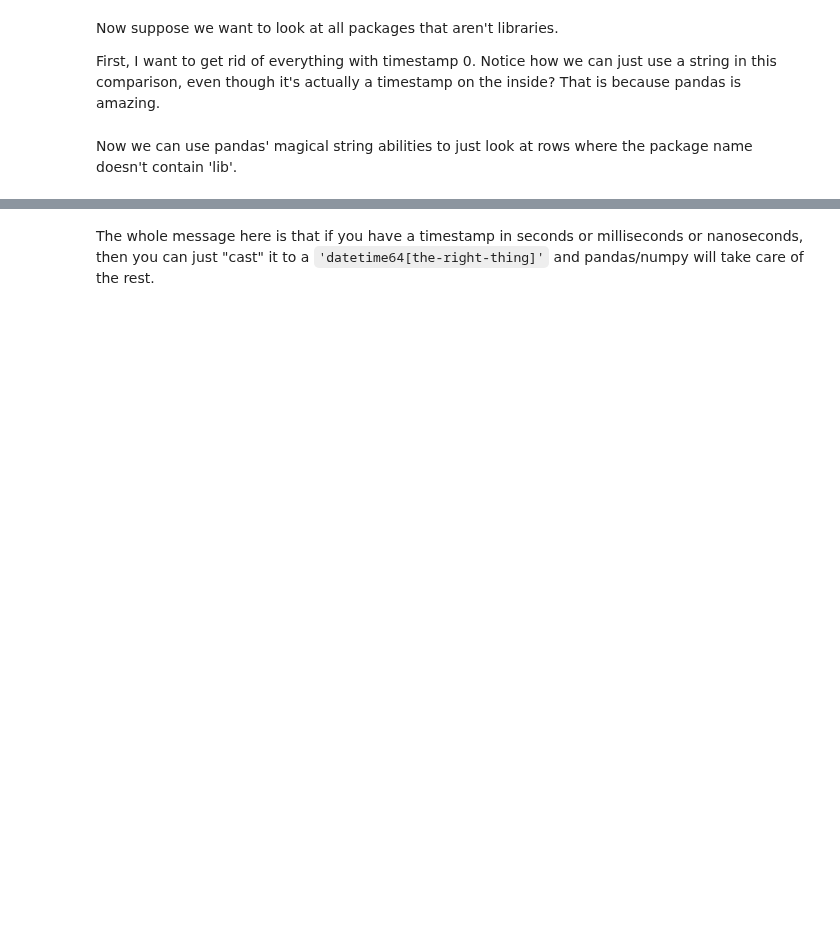
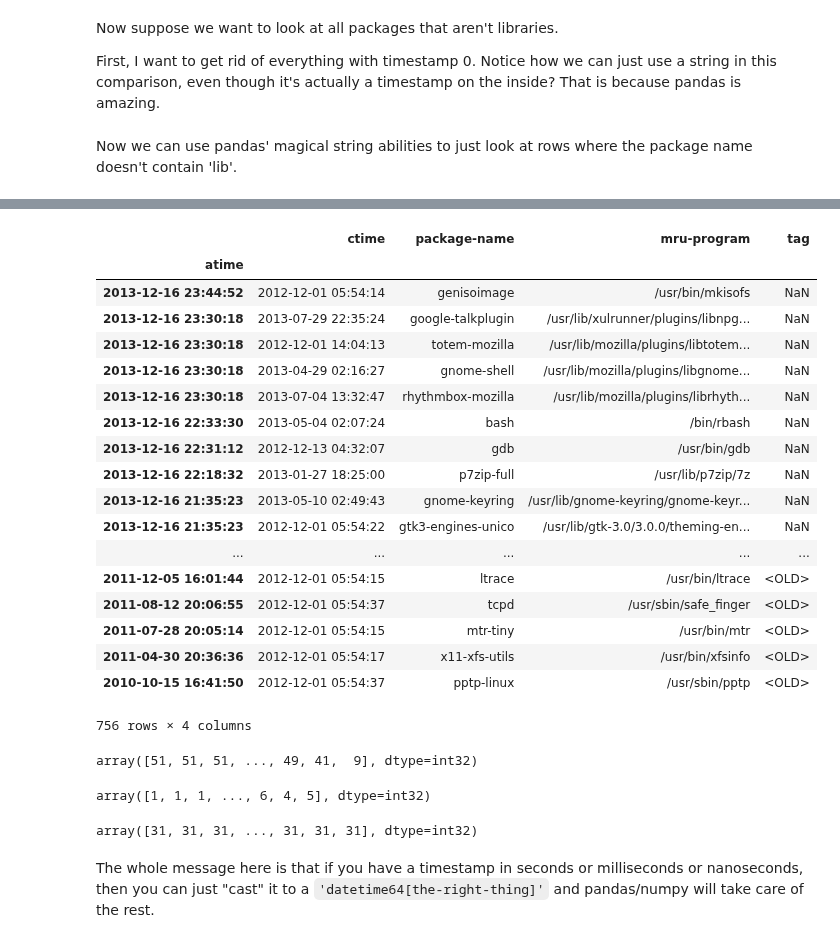
Before and after one commit to batermj/data_sciences_campaign, a Jupyter notebook: Python/Pandas/ds00100001_pandas_python_ex00000017.ipynb, the cells around one changed output, grey strips where cells are left out. Drawn from its saved outputs; the diff is of its cells as text; code cells hidden in the pictures; blank space fills up the shorter version.

```diff
--- a/Python/Pandas/ds00100001_pandas_python_ex00000017.ipynb
+++ b/Python/Pandas/ds00100001_pandas_python_ex00000017.ipynb
@@ -85,3 +131,37 @@ nonlibraries.sort_values(by='ctime', ascending=False)[:10]
+# %%
+nonlibraries[nonlibraries.index.hour>15]
+# %% [output]
+|  | ctime | package-name | mru-program | tag |
+| atime |  |  |  |  |
+| 2013-12-16 23:44:52 | 2012-12-01 05:54:14 | genisoimage | /usr/bin/mkisofs | NaN |
+| 2013-12-16 23:30:18 | 2013-07-29 22:35:24 | google-talkplugin | /usr/lib/xulrunner/plugins/libnpg... | NaN |
+| 2013-12-16 23:30:18 | 2012-12-01 14:04:13 | totem-mozilla | /usr/lib/mozilla/plugins/libtotem... | NaN |
+| 2013-12-16 23:30:18 | 2013-04-29 02:16:27 | gnome-shell | /usr/lib/mozilla/plugins/libgnome... | NaN |
+| 2013-12-16 23:30:18 | 2013-07-04 13:32:47 | rhythmbox-mozilla | /usr/lib/mozilla/plugins/librhyth... | NaN |
+| 2013-12-16 22:33:30 | 2013-05-04 02:07:24 | bash | /bin/rbash | NaN |
+| 2013-12-16 22:31:12 | 2012-12-13 04:32:07 | gdb | /usr/bin/gdb | NaN |
+| 2013-12-16 22:18:32 | 2013-01-27 18:25:00 | p7zip-full | /usr/lib/p7zip/7z | NaN |
+| 2013-12-16 21:35:23 | 2013-05-10 02:49:43 | gnome-keyring | /usr/lib/gnome-keyring/gnome-keyr... | NaN |
+| 2013-12-16 21:35:23 | 2012-12-01 05:54:22 | gtk3-engines-unico | /usr/lib/gtk-3.0/3.0.0/theming-en... | NaN |
+| ... | ... | ... | ... | ... |
+| 2011-12-05 16:01:44 | 2012-12-01 05:54:15 | ltrace | /usr/bin/ltrace | <OLD> |
+| 2011-08-12 20:06:55 | 2012-12-01 05:54:37 | tcpd | /usr/sbin/safe_finger | <OLD> |
+| 2011-07-28 20:05:14 | 2012-12-01 05:54:15 | mtr-tiny | /usr/bin/mtr | <OLD> |
+| 2011-04-30 20:36:36 | 2012-12-01 05:54:17 | x11-xfs-utils | /usr/bin/xfsinfo | <OLD> |
+| 2010-10-15 16:41:50 | 2012-12-01 05:54:37 | pptp-linux | /usr/sbin/pptp | <OLD> |
+756 rows × 4 columns
+# %%
+nonlibraries.index.weekofyear
+# %% [output]
+array([51, 51, 51, ..., 49, 41,  9], dtype=int32)
+# %%
+nonlibraries.index.dayofweek
+# %% [output]
+array([1, 1, 1, ..., 6, 4, 5], dtype=int32)
+# %%
+nonlibraries.index.daysinmonth
+# %% [output]
+array([31, 31, 31, ..., 31, 31, 31], dtype=int32)
 # %% [markdown]
 The whole message here is that if you have a timestamp in seconds or milliseconds or nanoseconds, then you can just "cast" it to a `'datetime64[the-right-thing]'` and pandas/numpy will take care of the rest.
 # %% [markdown]
```
Also changed, not shown: parts of 5 cells of this notebook.
